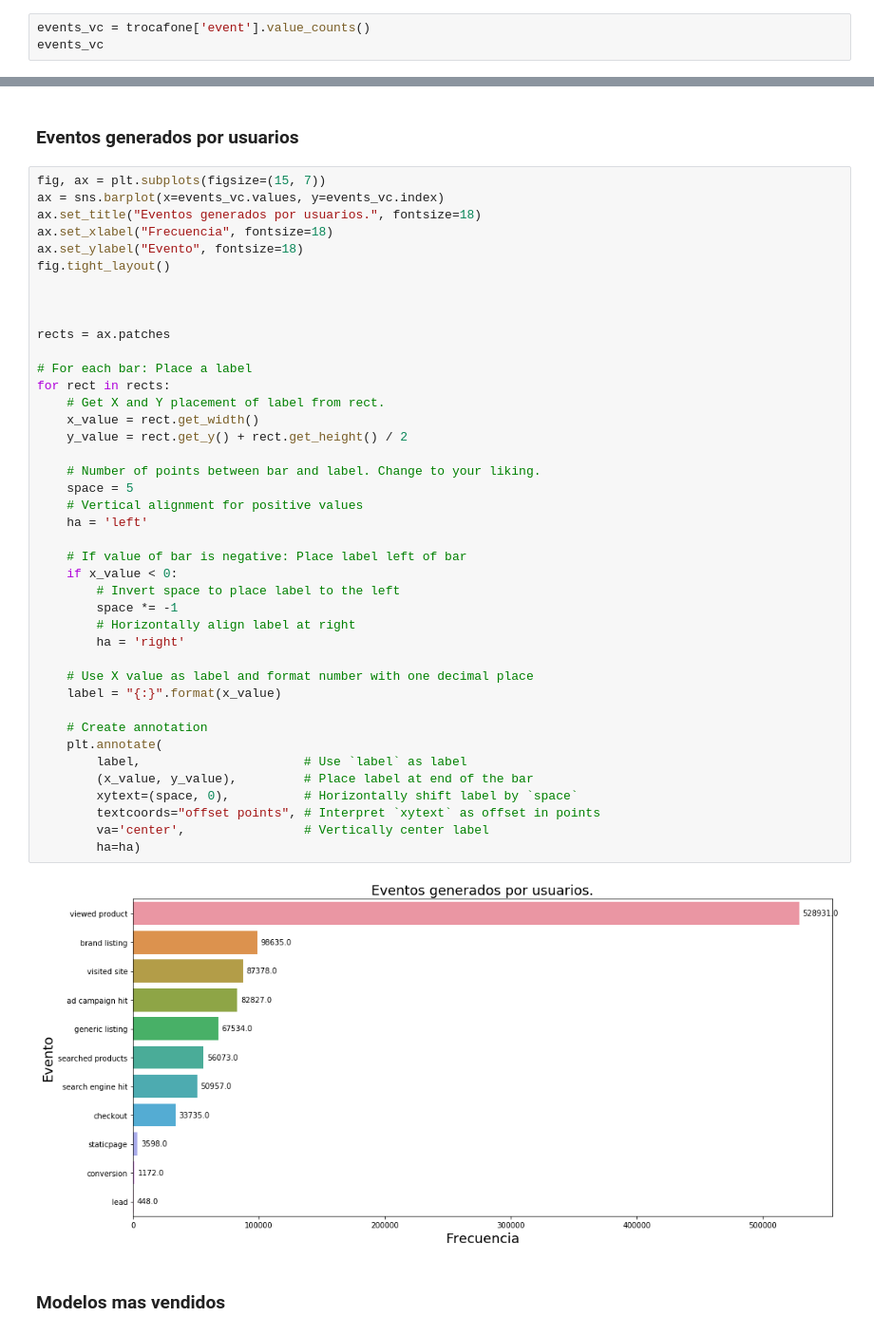
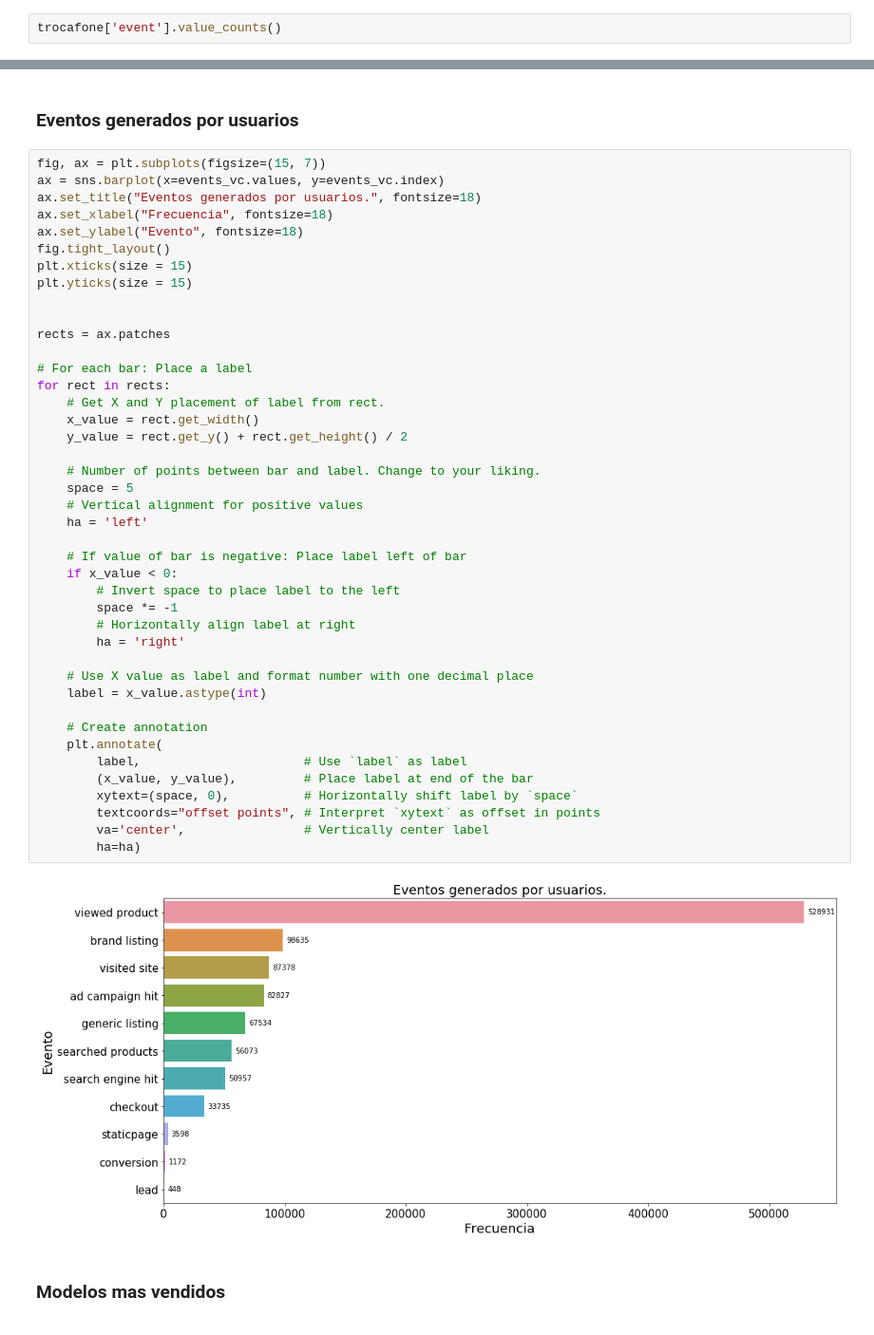
Before and after one commit to emabrea/7506-DATOS-TP1, a Jupyter notebook: Analisis Exploratorio.ipynb, the cells around one changed output, grey strips where cells are left out. Shown at 95% size. Drawn from its saved outputs; the diff is of its cells as text.

```diff
--- a/Analisis Exploratorio.ipynb
+++ b/Analisis Exploratorio.ipynb
@@ -86,8 +86,7 @@ print(events.size == events.count())
 # %% [output]
 True
 # %%
-events_vc = trocafone['event'].value_counts()
-events_vc
+trocafone['event'].value_counts()
 # %% [output]
 viewed product       528931
 brand listing         98635
@@ -110,42 +109,43 @@ ax.set_title("Eventos generados por usuarios.", fontsize=18)
 ax.set_xlabel("Frecuencia", fontsize=18)
 ax.set_ylabel("Evento", fontsize=18)
 fig.tight_layout()
-
+plt.xticks(size = 15)
+plt.yticks(size = 15)
 
 
 rects = ax.patches
 
 # For each bar: Place a label
 for rect in rects:
     # Get X and Y placement of label from rect.
     x_value = rect.get_width()
     y_value = rect.get_y() + rect.get_height() / 2
 
     # Number of points between bar and label. Change to your liking.
     space = 5
     # Vertical alignment for positive values
     ha = 'left'
 
     # If value of bar is negative: Place label left of bar
     if x_value < 0:
         # Invert space to place label to the left
         space *= -1
         # Horizontally align label at right
         ha = 'right'
 
     # Use X value as label and format number with one decimal place
-    label = "{:}".format(x_value)
+    label = x_value.astype(int)
 
     # Create annotation
     plt.annotate(
         label,                      # Use `label` as label
         (x_value, y_value),         # Place label at end of the bar
         xytext=(space, 0),          # Horizontally shift label by `space`
         textcoords="offset points", # Interpret `xytext` as offset in points
         va='center',                # Vertically center label
         ha=ha)
 # %% [output]
-[figure, old version]
+[figure, new version]
 # %% [markdown]
 ### Modelos mas vendidos
 # %%
```
Also changed, not shown: parts of 26 cells of this notebook.
